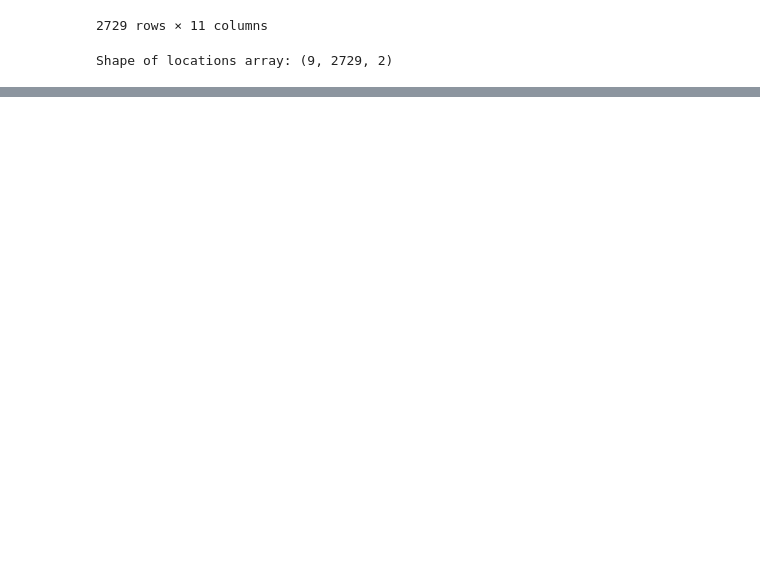
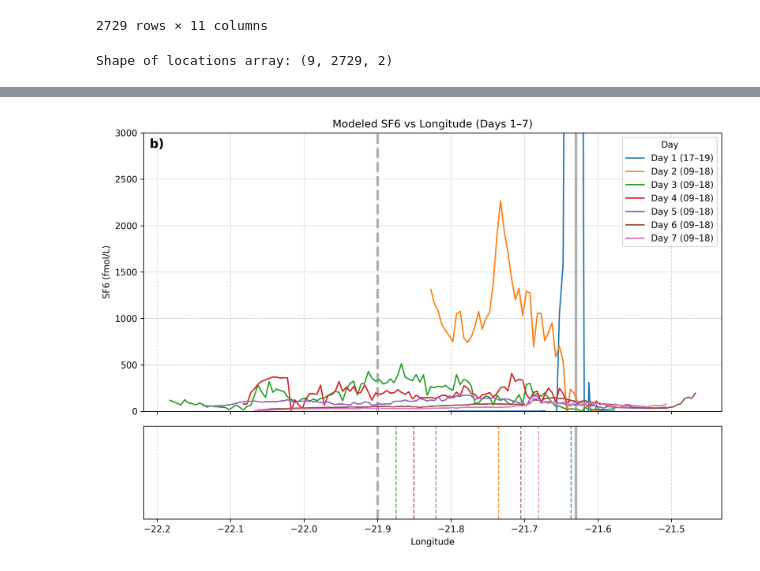
Before and after one commit to CWorthy-ocean/C-Star-in-Hvalfjordur, a Jupyter notebook: notebooks/sf6/sf6_model.ipynb, the cells around one changed output, grey strips where cells are left out. Saved outputs shown, nothing was run; the diff lists cells and outputs as text; code cells hidden in the pictures; blank space fills up the shorter version.

```diff
--- a/notebooks/sf6/sf6_model.ipynb
+++ b/notebooks/sf6/sf6_model.ipynb
@@ -87,10 +92,10 @@ max_sf=np.max(obs['SF6 (fmol/L)'].isel(Date=1))
 # %%
 #x=xr.open_mfdataset('/pscratch/sd/u/uheede/from_expanse/Iceland3/*', combine='nested', concat_dim=["time"])
 # open dataset
-x=xr.open_mfdataset('/home/x-uheede/S/Iceland2_NOMARBL_2024_DYE_NewV/Iceland2_MARBL_2024_his.20240717130000.nc', combine='nested', concat_dim=["time"])
+x=xr.open_mfdataset('/home/x-uheede/S/Iceland2_NOMARBL_2024_DYE_2/Iceland2_MARBL_2024_his.20240717130000.nc', combine='nested', concat_dim=["time"])
 
 # open grid
-grid=xr.open_mfdataset('/home/x-uheede/S/Iceland2_MARBL_2024_60m/P_INPUT/archive/Iceland2_grid_MAT1.nc')
+grid=xr.open_mfdataset('/home/x-uheede/S/Iceland2_NOMARBL_2024_DYE_2/P_INPUT/Iceland2_grid.nc')
 
 x_mean=x.isel(s_rho=slice(50,59)).mean('s_rho').isel(time=slice(0,24)).mean('time')
 
@@ -112,7 +117,7 @@ import numpy as np
 
 # Open dataset
 x = xr.open_mfdataset(
-    '/home/x-uheede/S/Iceland2_NOMARBL_2024_DYE_NewV/Iceland2_MARBL_2024_his.202407????????.nc',
+    '/home/x-uheede/S/Iceland2_NOMARBL_2024_DYE_2/Iceland2_MARBL_2024_his.202407????????.nc',
     combine='nested',
     concat_dim=["time"]
 )
@@ -378,14 +410,14 @@ import xarray as xr
 scaling_factor=97.09
 
 x = xr.open_mfdataset(
-    '/home/x-uheede/S/Iceland2_NOMARBL_2024_DYE_NewV/Iceland2_MARBL_2024_his.202407????????.nc',
+    '/home/x-uheede/S/Iceland2_NOMARBL_2024_DYE_2/Iceland2_MARBL_2024_his.202407????????.nc',
     combine='nested',
     concat_dim=["time"]
 )
 
 # open grid
 grid = xr.open_mfdataset(
-    '/home/x-uheede/S/Iceland2_MARBL_2024_60m/P_INPUT/archive/Iceland2_grid_MAT1.nc'
+    '/home/x-uheede/S/Iceland2_NOMARBL_2024_DYE_2/P_INPUT/Iceland2_grid.nc'
 )
 
 # Constants
@@ -522,36 +554,38 @@ for d, day in enumerate(unique_days[:num_days]):
 ax2.set_xlabel('Longitude')
 ax2.set_ylabel('')           # Hide ylabel
 ax2.set_yticks([])           # Remove y-ticks
 ax2.set_yticklabels([])      # Remove y-tick labels
 ax2.grid(True, axis='x', linestyle='--', alpha=0.5)
 
 # -----------------------
 # Final formatting
 # -----------------------
 #ax1.set_xlabel('Longitude')
 ax1.set_ylabel('SF6 (fmol/L)')
-ax1.set_title('modeled SF6 vs Longitude (Days 1–7)')
+ax1.set_title('Modeled SF6 vs Longitude (Days 1–7)')
 ax1.legend(title='Day')
 ax1.grid(True, which='both', linestyle='--', alpha=0.5)
 ax1.set_ylim([-1,3000])
 # Panel label a)
 ax1.text(
     0.01, 0.98, "b)",
     transform=ax1.transAxes,
     fontsize=14,
     fontweight="bold",
     va="top",
     ha="left"
 )
 
 for ax in [ax1, ax2]:
-    ax.axvline(mouth_lon, color='grey', linewidth=3, alpha=0.6, zorder=0)
+    ax.axvline(mouth_lon, color='grey', linewidth=3,linestyle='--', alpha=0.6, zorder=0)
 
 for ax in [ax1, ax2]:
-    ax.axvline(inj_lon, color='blue', linewidth=3, alpha=0.6, zorder=0)
+    ax.axvline(inj_lon, color='grey', linewidth=3, alpha=0.6, zorder=0)
 
 plt.tight_layout()
 plt.show()
+# %% [output]
+[figure, added]
 # %%
 import matplotlib.pyplot as plt
 import numpy as np
```
Also changed, not shown: parts of 8 cells of this notebook, 14 other files.
